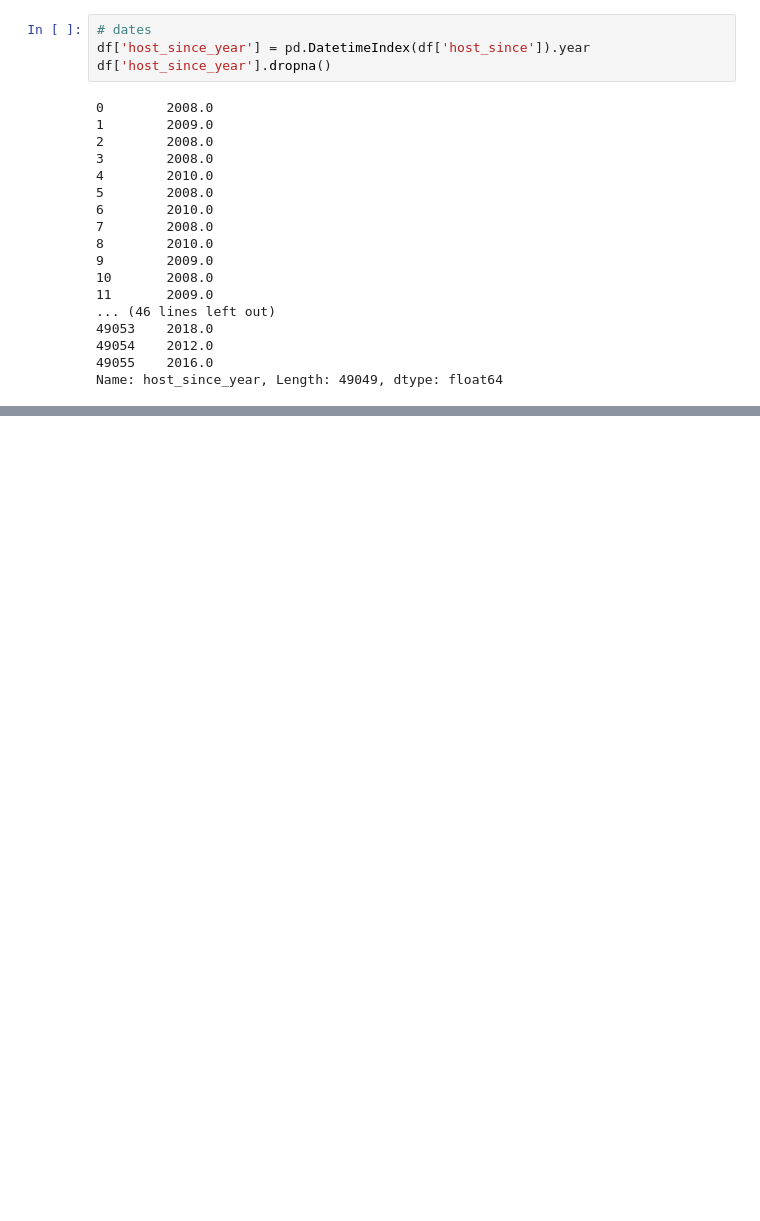
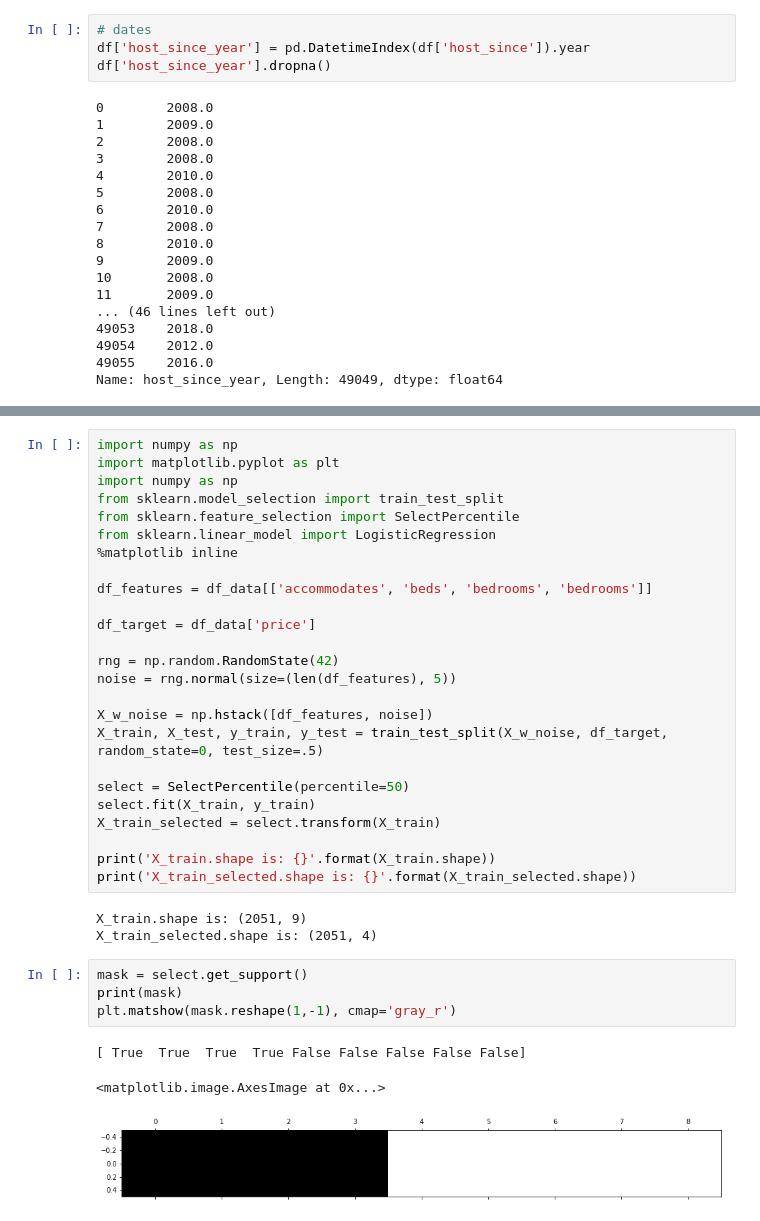
Before and after one commit to TanKenny/AirbnbEstimator, a Jupyter notebook: airbnb.ipynb, the cells around one changed output, grey strips where cells are left out. Drawn from its saved outputs; the diff is of its cells as text; blank space fills up the shorter version.

Commit message:
Univariate and Model Based Feature Selection

```diff
--- a/airbnb.ipynb
+++ b/airbnb.ipynb
@@ -126,0 +201,36 @@ Name: host_since_year, Length: 49049, dtype: float64
+# %%
+import numpy as np
+import matplotlib.pyplot as plt
+import numpy as np
+from sklearn.model_selection import train_test_split
+from sklearn.feature_selection import SelectPercentile
+from sklearn.linear_model import LogisticRegression
+%matplotlib inline
+
+df_features = df_data[['accommodates', 'beds', 'bedrooms', 'bedrooms']]
+
+df_target = df_data['price']
+
+rng = np.random.RandomState(42)
+noise = rng.normal(size=(len(df_features), 5))
+
+X_w_noise = np.hstack([df_features, noise])
+X_train, X_test, y_train, y_test = train_test_split(X_w_noise, df_target, random_state=0, test_size=.5)
+
+select = SelectPercentile(percentile=50)
+select.fit(X_train, y_train)
+X_train_selected = select.transform(X_train)
+
+print('X_train.shape is: {}'.format(X_train.shape))
+print('X_train_selected.shape is: {}'.format(X_train_selected.shape))
+# %% [output]
+X_train.shape is: (2051, 9)
+X_train_selected.shape is: (2051, 4)
+# %%
+mask = select.get_support()
+print(mask)
+plt.matshow(mask.reshape(1,-1), cmap='gray_r')
+# %% [output]
+[ True  True  True  True False False False False False]
+<matplotlib.image.AxesImage at 0x...>
+[figure, added]
```
Also changed, not shown: parts of 11 cells of this notebook, 1 other file.
